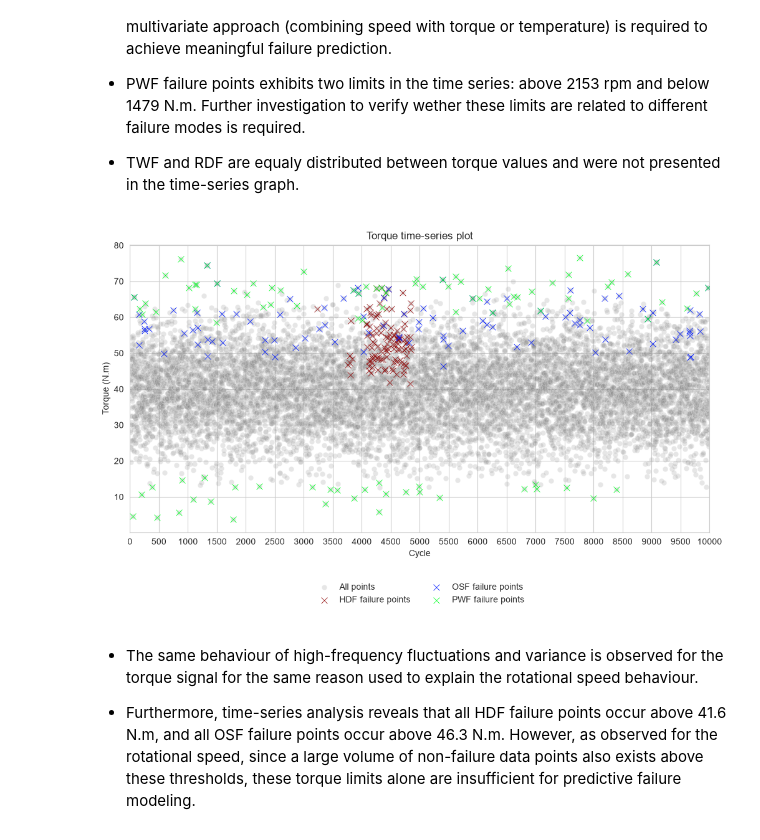
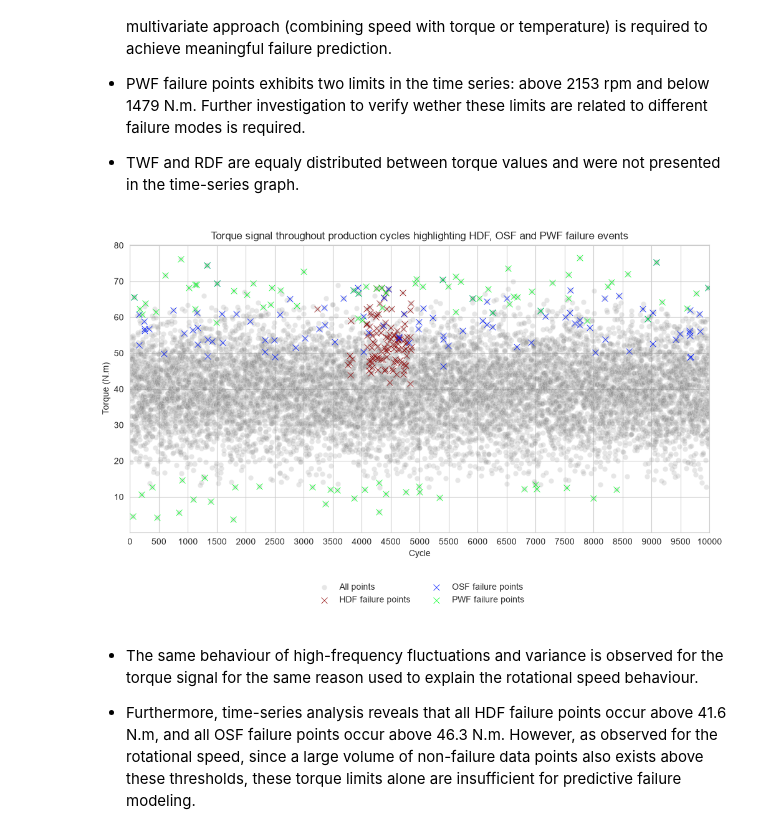
Before and after one commit to ghperez/milling-pdm, a Jupyter notebook: notebooks/03_process_variables_analysis.ipynb, the cells around one changed output. Cells and saved outputs as stored; diff of their text form; code cells hidden in the pictures.

```diff
--- a/notebooks/03_process_variables_analysis.ipynb
+++ b/notebooks/03_process_variables_analysis.ipynb
@@ -249,35 +251,35 @@ sns.scatterplot(data=df_hdf,
                 zorder=5,
                 label="HDF failure points");
 
 sns.scatterplot(data=df_osf,
                 marker="x",
                 s=50,
                 color="#001AFF",
                 zorder=5,
                 label="OSF failure points");
 
 sns.scatterplot(data=df_pwf,
                 marker="x",
                 s=50,
                 color="#00FF22",
                 zorder=5,
                 label="PWF failure points");
 
 ## Plot settings
 plt.xlim(left=0, right=10000)
 plt.xticks(np.arange(0,10001,500))
-plt.title("Torque time-series plot")
+plt.title("Torque signal throughout production cycles highlighting HDF, OSF and PWF failure events")
 plt.xlabel("Cycle")
 plt.ylabel("Torque (N.m)")
 plt.legend(
     loc='upper center',
     bbox_to_anchor=(0.5, -0.15),
     ncol=2,
     frameon=False
 )
 plt.show()
 # %% [output]
-[figure, old version]
+[figure, new version]
 # %% [markdown]
 - The same behaviour of high-frequency fluctuations and variance is observed for the torque signal for the same reason used to explain the rotational speed behaviour.
 
```
Also changed, not shown: parts of 13 cells of this notebook.
